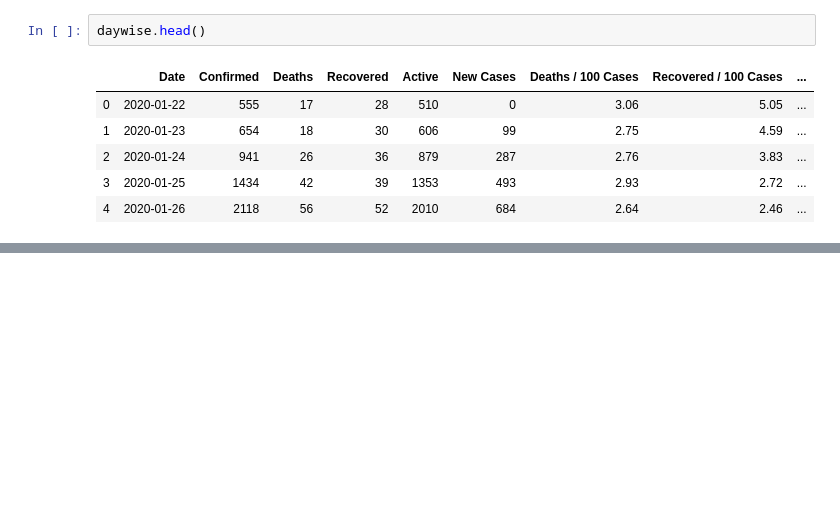
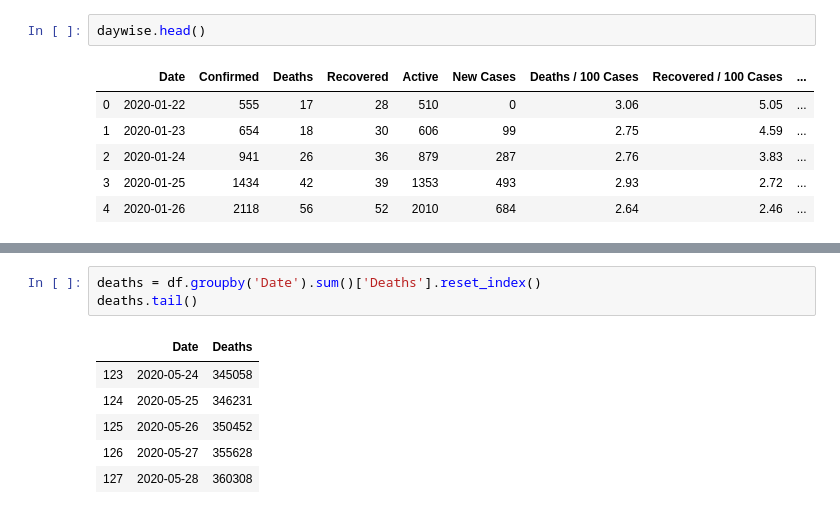
Before and after one commit to Madhav-Somanath/Covid19EDA, a Jupyter notebook: Covid-19-EDA.ipynb, the cells around one changed output, grey strips where cells are left out. Cells and saved outputs as stored; diff of their text form; blank space fills up the shorter version.

```diff
--- a/Covid-19-EDA.ipynb
+++ b/Covid-19-EDA.ipynb
@@ -115,0 +188,10 @@ daywise.head()
+# %%
+deaths = df.groupby('Date').sum()['Deaths'].reset_index()
+deaths.tail()
+# %% [output]
+|  | Date | Deaths |
+| 123 | 2020-05-24 | 345058 |
+| 124 | 2020-05-25 | 346231 |
+| 125 | 2020-05-26 | 350452 |
+| 126 | 2020-05-27 | 355628 |
+| 127 | 2020-05-28 | 360308 |
```
Also changed, not shown: parts of 10 cells of this notebook.
